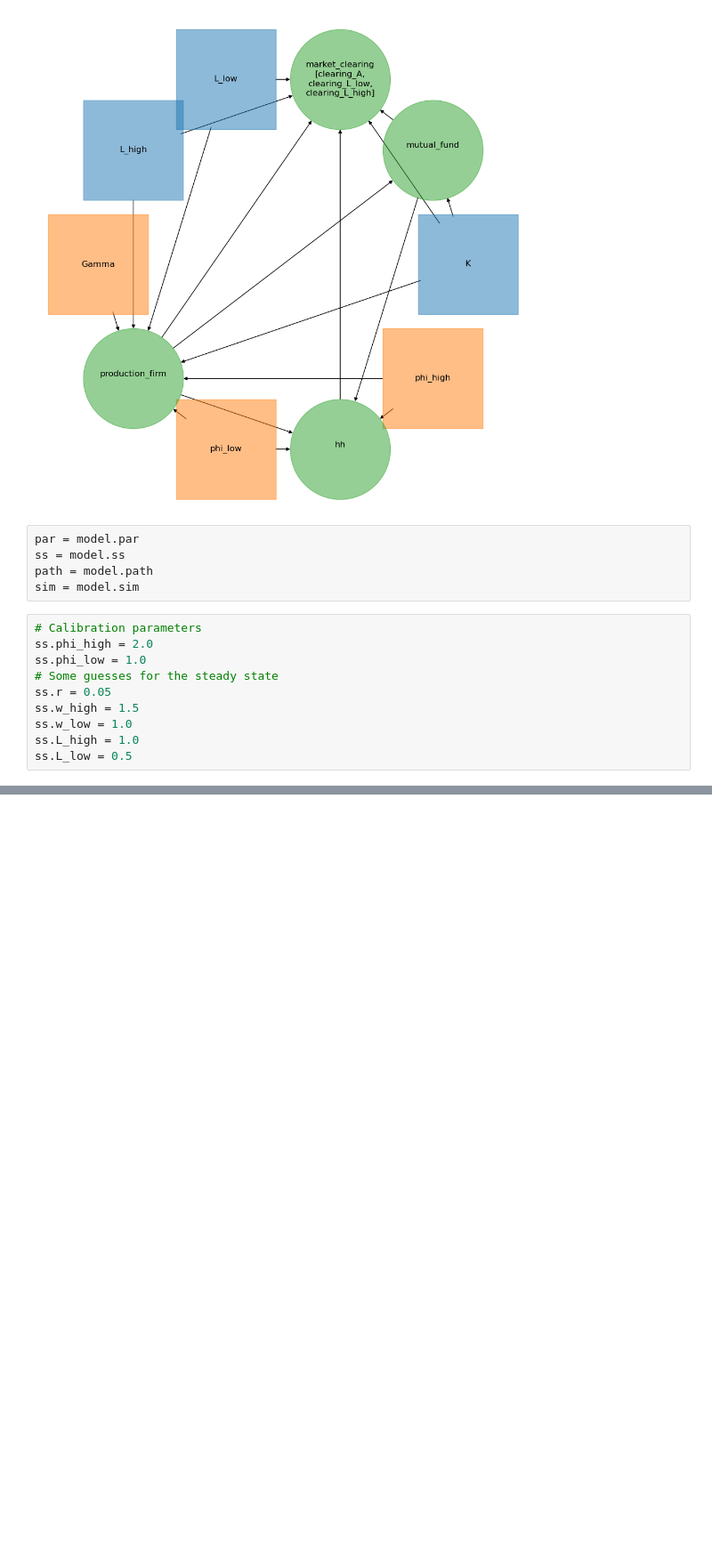
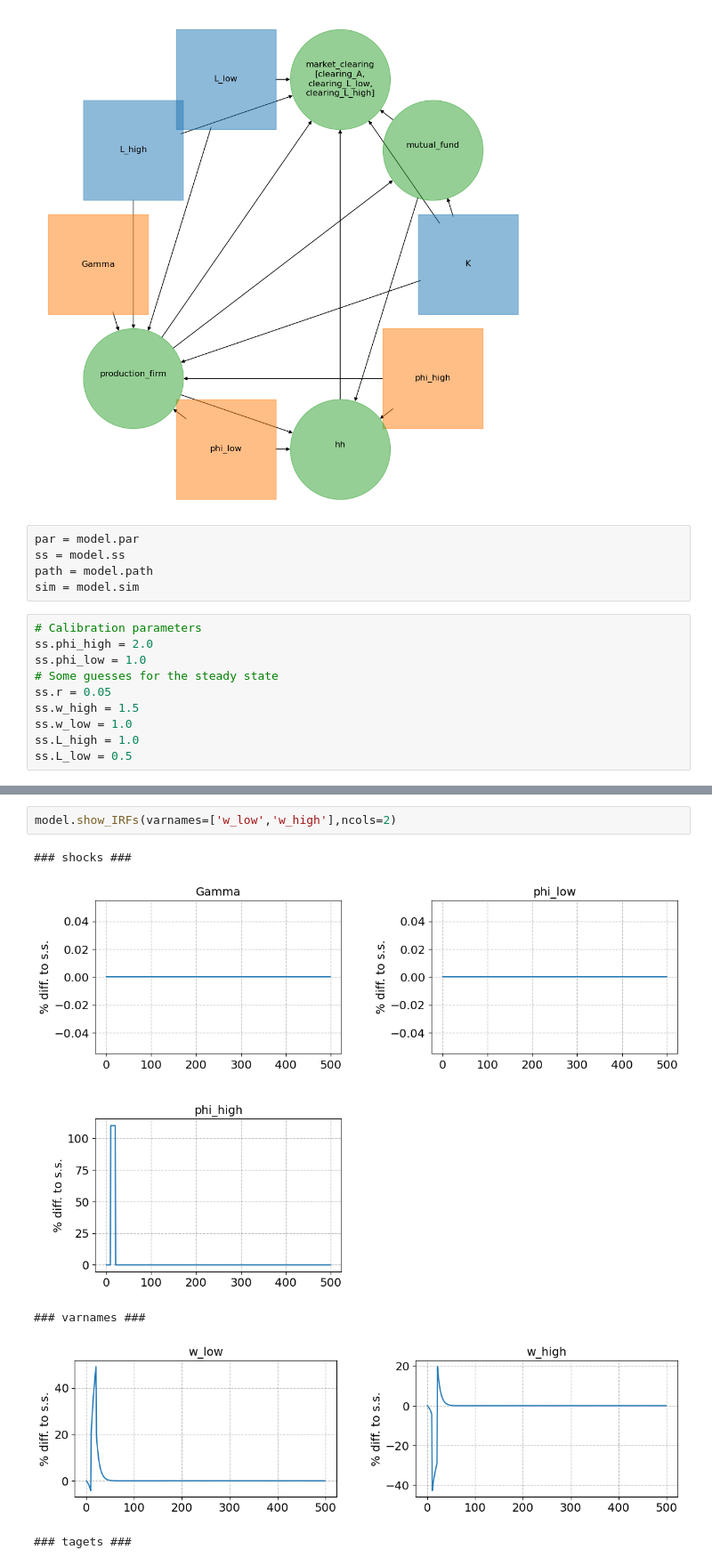
Before and after one commit to tbk642/Assignment1, a Jupyter notebook: assignment/HancModel.ipynb, the cells around one changed output, grey strips where cells are left out. Shown at 89% size. Drawn from its saved outputs; the diff is of its cells as text; blank space fills up the shorter version.

```diff
--- a/assignment/HancModel.ipynb
+++ b/assignment/HancModel.ipynb
@@ -159,0 +266,8 @@ for varname in model.inputs_hh:
+# %%
+model.show_IRFs(varnames=['w_low','w_high'],ncols=2)
+# %% [output]
+### shocks ###
+[figure, added]
+### varnames ###
+[figure, added]
+### tagets ###
```
Also changed, not shown: parts of 11 cells of this notebook, 1 other file.
